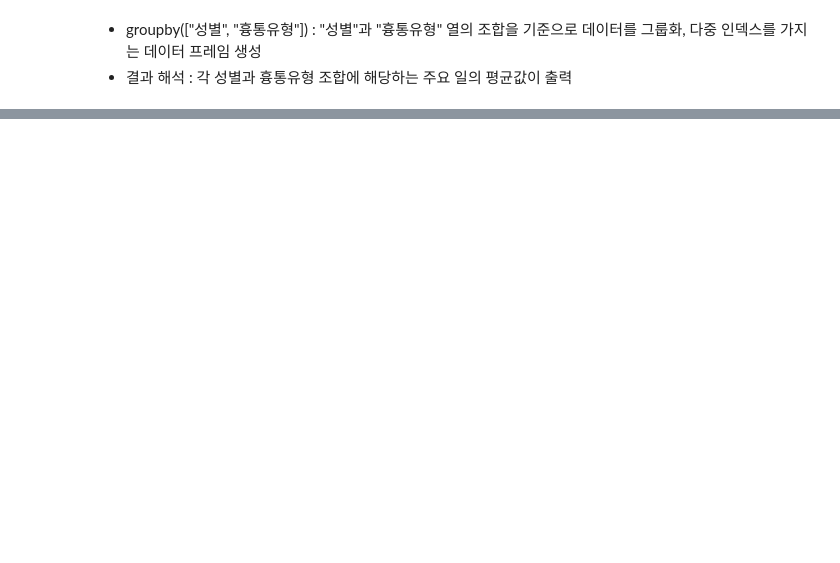
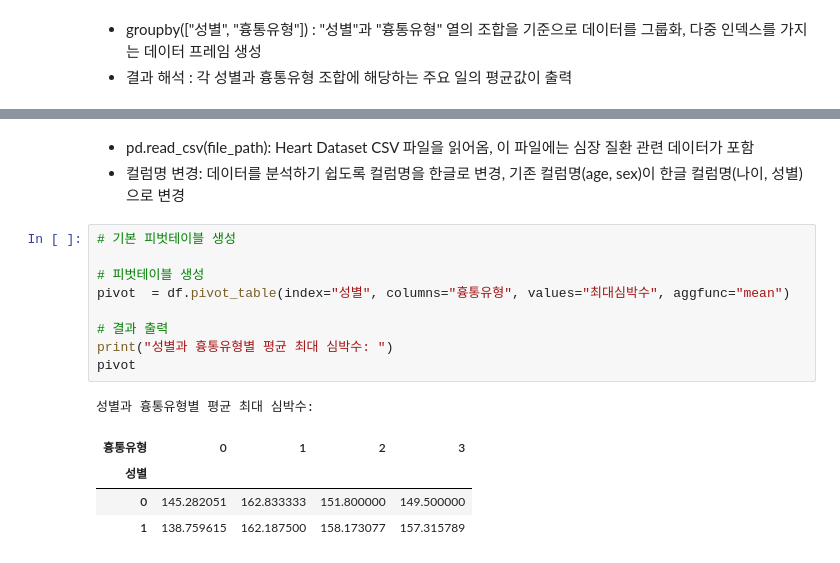
Before and after one commit to solidSnakesado/DeepLearning, a Jupyter notebook: AICE_TEST.ipynb, the cells around one changed output, grey strips where cells are left out. Cells and saved outputs as stored; diff of their text form; blank space fills up the shorter version.

```diff
--- a/AICE_TEST.ipynb
+++ b/AICE_TEST.ipynb
@@ -1222,0 +1319,18 @@ grouped_multi
+# %% [markdown]
+- pd.read_csv(file_path): Heart Dataset CSV 파일을 읽어옴, 이 파일에는 심장 질환 관련 데이터가 포함
+- 컬럼명 변경: 데이터를 분석하기 쉽도록 컬럼명을 한글로 변경, 기존 컬럼명(age, sex)이 한글 컬럼명(나이, 성별)으로 변경
+# %%
+# 기본 피벗테이블 생성
+
+# 피벗테이블 생성
+pivot  = df.pivot_table(index="성별", columns="흉통유형", values="최대심박수", aggfunc="mean")
+
+# 결과 출력
+print("성별과 흉통유형별 평균 최대 심박수: ")
+pivot
+# %% [output]
+성별과 흉통유형별 평균 최대 심박수:
+| 흉통유형 | 0 | 1 | 2 | 3 |
+| 성별 |  |  |  |  |
+| 0 | 145.282051 | 162.833333 | 151.800000 | 149.500000 |
+| 1 | 138.759615 | 162.187500 | 158.173077 | 157.315789 |
```
Also changed, not shown: parts of 11 cells of this notebook.
